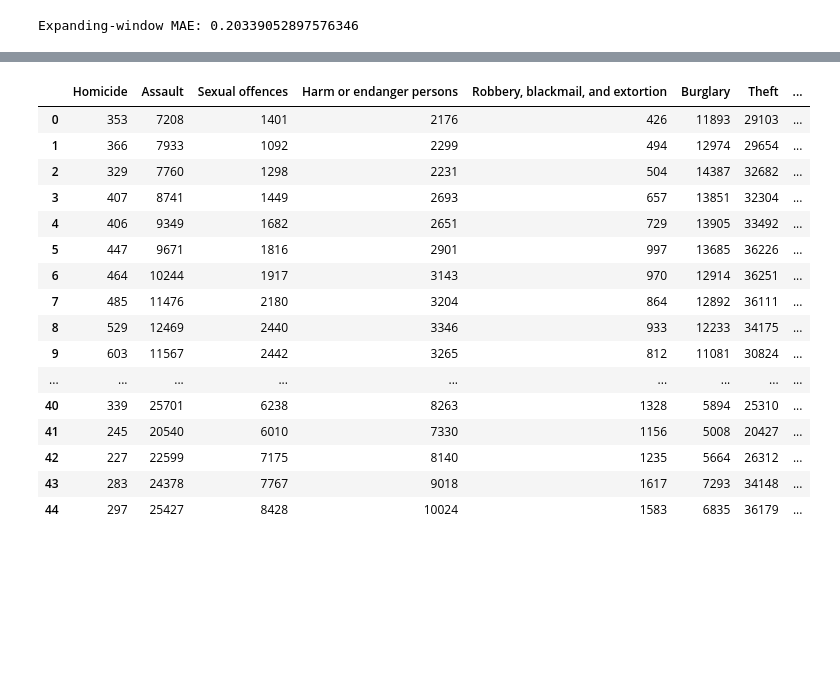
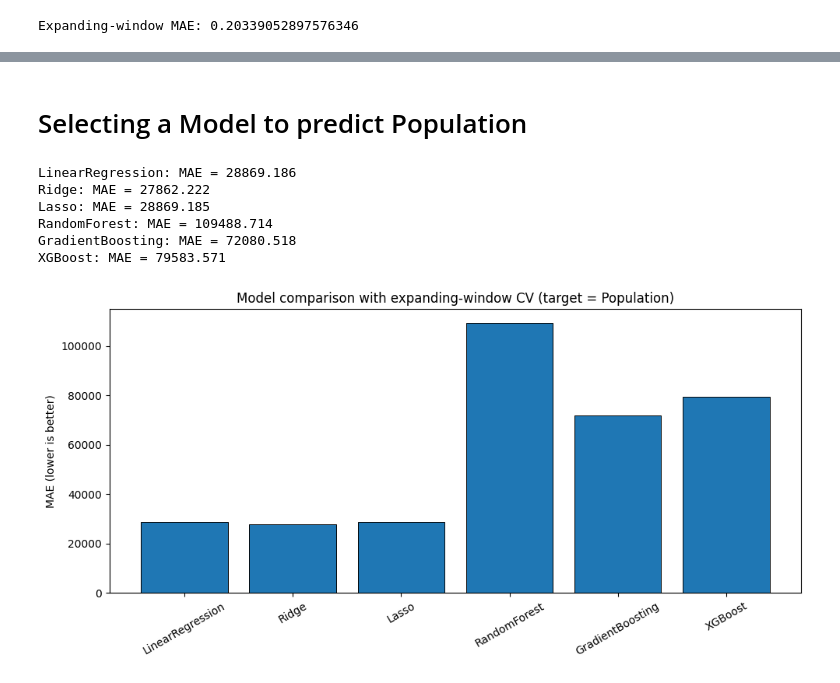
Before and after one commit to Basuru12/Newzealand-Crime-Prediction, a Jupyter notebook: Model Training and Experimenting.ipynb, the cells around one changed output, grey strips where cells are left out. Cells and saved outputs as stored; diff of their text form; code cells hidden in the pictures; blank space fills up the shorter version.

```diff
--- a/Model Training and Experimenting.ipynb
+++ b/Model Training and Experimenting.ipynb
@@ -457,20 +378,54 @@ Best Score: 0.11769027998939798
-# %%
-X
-# %% [output]
-|  | Homicide | Assault | Sexual offences | Harm or endanger persons | Robbery, blackmail, and extortion | Burglary | Theft | ... |
-| 0 | 353 | 7208 | 1401 | 2176 | 426 | 11893 | 29103 | ... |
-| 1 | 366 | 7933 | 1092 | 2299 | 494 | 12974 | 29654 | ... |
-| 2 | 329 | 7760 | 1298 | 2231 | 504 | 14387 | 32682 | ... |
-| 3 | 407 | 8741 | 1449 | 2693 | 657 | 13851 | 32304 | ... |
-| 4 | 406 | 9349 | 1682 | 2651 | 729 | 13905 | 33492 | ... |
-| 5 | 447 | 9671 | 1816 | 2901 | 997 | 13685 | 36226 | ... |
-| 6 | 464 | 10244 | 1917 | 3143 | 970 | 12914 | 36251 | ... |
-| 7 | 485 | 11476 | 2180 | 3204 | 864 | 12892 | 36111 | ... |
-| 8 | 529 | 12469 | 2440 | 3346 | 933 | 12233 | 34175 | ... |
-| 9 | 603 | 11567 | 2442 | 3265 | 812 | 11081 | 30824 | ... |
-| ... | ... | ... | ... | ... | ... | ... | ... | ... |
-| 40 | 339 | 25701 | 6238 | 8263 | 1328 | 5894 | 25310 | ... |
-| 41 | 245 | 20540 | 6010 | 7330 | 1156 | 5008 | 20427 | ... |
-| 42 | 227 | 22599 | 7175 | 8140 | 1235 | 5664 | 26312 | ... |
-| 43 | 283 | 24378 | 7767 | 9018 | 1617 | 7293 | 34148 | ... |
-| 44 | 297 | 25427 | 8428 | 10024 | 1583 | 6835 | 36179 | ... |
+# %% [markdown]
+# Selecting a Model to predict Population
+# %%
+target_col = "Population"        # or any column you want to predict
+feature_cols = ["Total_Lagged","Year","Population_lagged" ]
+
+X = merged_df[feature_cols]
+y = merged_df[target_col]
+# %%
+initial_train_size = 10   # first 10 years as training
+horizon = 1               # predict 1 year ahead each time
+step = 1                  # grow training window by 1 year each loop
+
+results = {}
+
+for name, model in models.items():
+    mae = run_expanding_cv(
+        model,
+        X,
+        y,
+        initial_train_size=initial_train_size,
+        horizon=horizon,
+        step=step,
+        metric=mean_absolute_error
+    )
+    results[name] = mae
+    print(f"{name}: MAE = {mae:.3f}")
+# %% [output]
+LinearRegression: MAE = 28869.186
+Ridge: MAE = 27862.222
+Lasso: MAE = 28869.185
+RandomForest: MAE = 109488.714
+GradientBoosting: MAE = 72080.518
+XGBoost: MAE = 79583.571
+# %%
+model_names = list(results.keys())
+mae_scores = list(results.values())
+
+plt.figure(figsize=(10, 5))
+bars = plt.bar(model_names, mae_scores)
+
+plt.ylabel("MAE (lower is better)")
+plt.title(f"Model comparison with expanding-window CV (target = {target_col})")
+plt.xticks(rotation=30)
+
+# make bars a bit nicer
+for bar in bars:
+    bar.set_edgecolor("black")
+    bar.set_linewidth(0.7)
+
+plt.tight_layout()
+plt.show()
+# %% [output]
+[figure, added]
```
Also changed, not shown: parts of 11 cells of this notebook, 6 other files.
